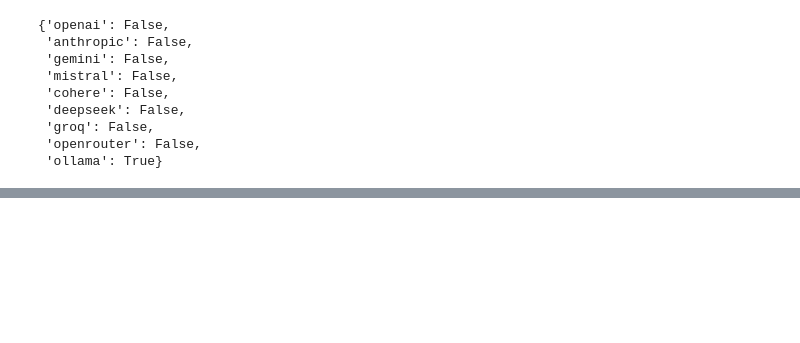
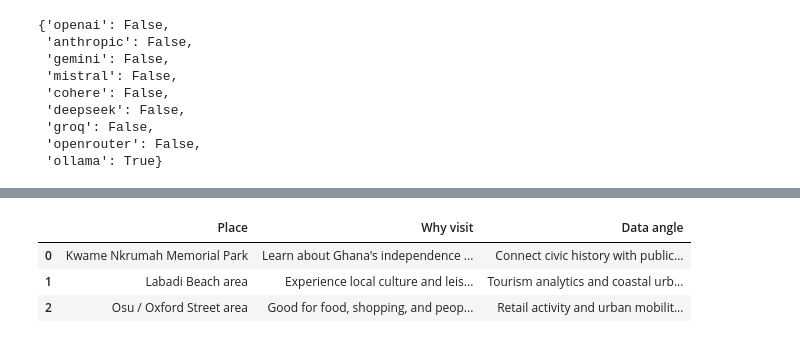
Before and after one commit to IshayaJAyock/dsa-workshop-2026, a Jupyter notebook: notebooks/03_multimodal_tour_guide_agent.ipynb, the cells around one changed output, grey strips where cells are left out. Saved outputs shown, nothing was run; the diff lists cells and outputs as text; code cells hidden in the pictures; blank space fills up the shorter version.

```diff
--- a/notebooks/03_multimodal_tour_guide_agent.ipynb
+++ b/notebooks/03_multimodal_tour_guide_agent.ipynb
@@ -78,0 +113,7 @@ Now we pass the tool results into the prompt.
+# %%
+places_df
+# %% [output]
+|  | Place | Why visit | Data angle |
+| 0 | Kwame Nkrumah Memorial Park | Learn about Ghana's independence ... | Connect civic history with public... |
+| 1 | Labadi Beach area | Experience local culture and leis... | Tourism analytics and coastal urb... |
+| 2 | Osu / Oxford Street area | Good for food, shopping, and peop... | Retail activity and urban mobilit... |
```
Also changed, not shown: parts of 25 cells of this notebook, 3 other files.
